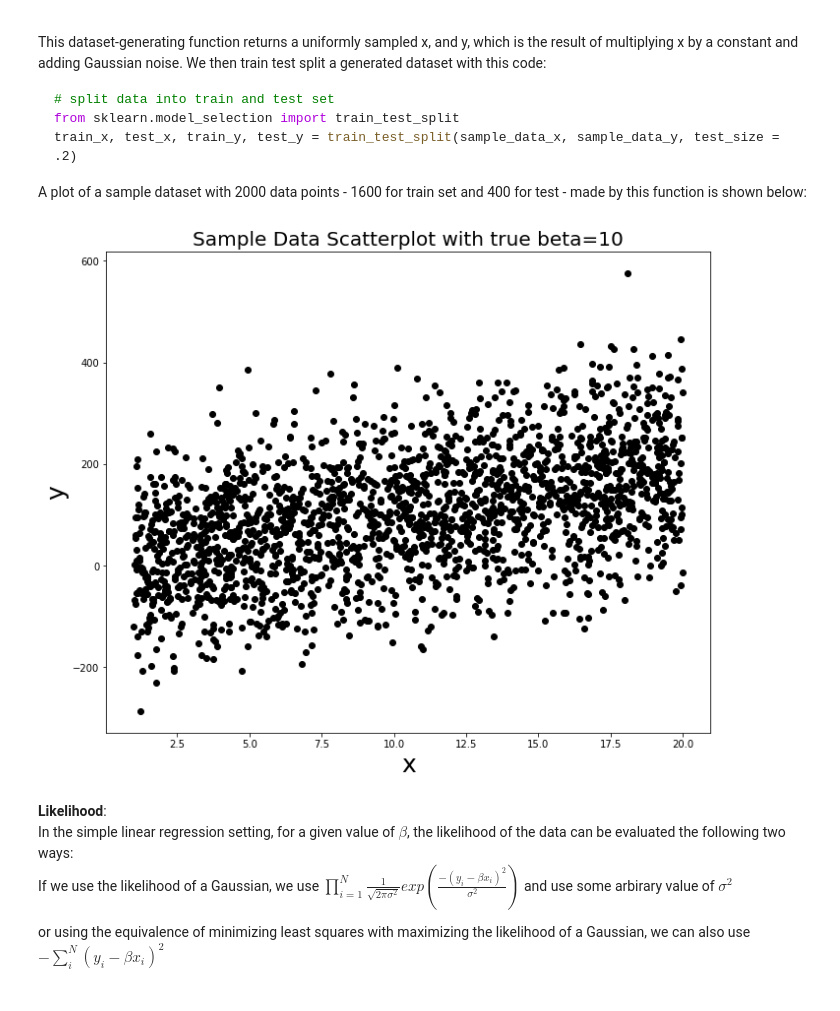
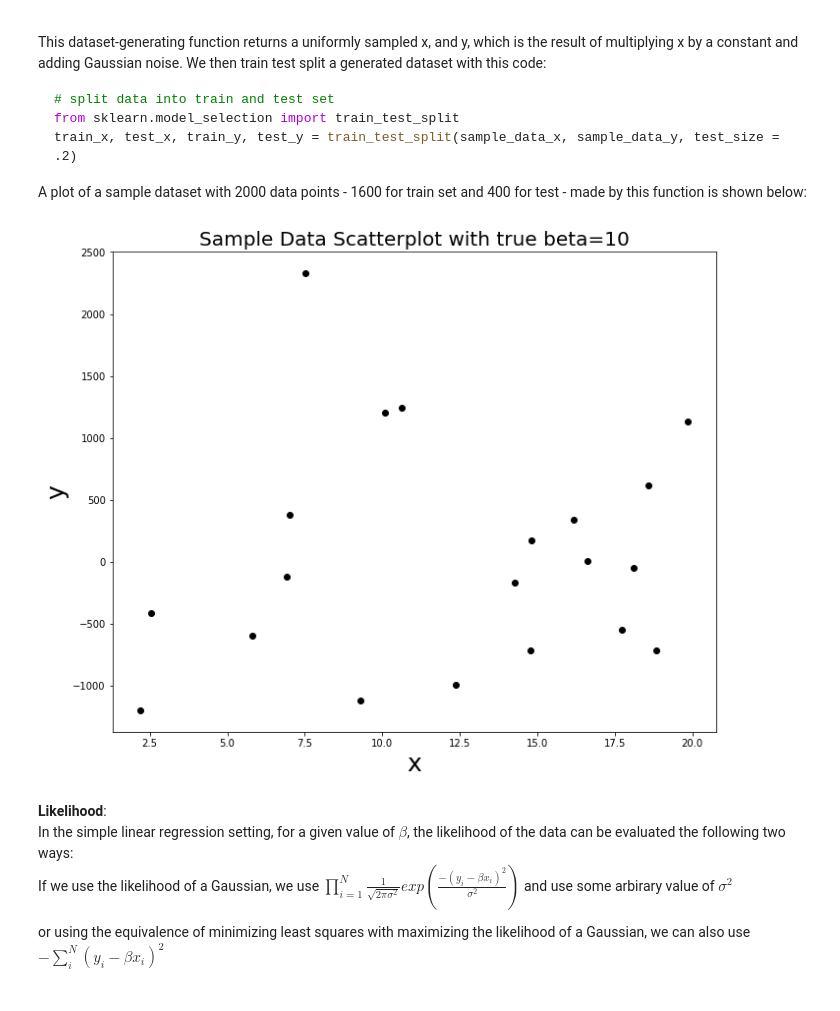
Before and after one commit to CornellDataScience/BayesianNeuralNets, a Jupyter notebook: ed_scripts/Bayesian Nets.ipynb, the cells around one changed output. Saved outputs shown, nothing was run; the diff lists cells and outputs as text; code cells hidden in the pictures.

```diff
--- a/ed_scripts/Bayesian Nets.ipynb
+++ b/ed_scripts/Bayesian Nets.ipynb
@@ -175,37 +175,39 @@ train_x, test_x, train_y, test_y = train_test_split(sample_data_x, sample_data_y
 A plot of a sample dataset with 2000 data points - 1600 for train set and 400 for test -  made by this function is shown below:
 # %%
 %matplotlib inline
+import warnings
+warnings.filterwarnings("ignore")
 import numpy as np
 import matplotlib.pyplot as plt
 from scipy.stats import norm
 def toy_dataset(dataset_size, true_beta, noise_stdev):
     # an array of randomly sampled integers
     x = np.random.uniform(low=1, high = 20, size=dataset_size)
 
     # target variable y
     y = x * true_beta
 
     # noise is a random normal with zero mean and stdev
     noise = np.random.normal(scale = noise_stdev,size = dataset_size)
     y += noise
 
     return x,y,true_beta, dataset_size
 
-sample_data_x, sample_data_y, true_beta,dataset_size = toy_dataset(2000,10,100)
+sample_data_x, sample_data_y, true_beta,dataset_size = toy_dataset(20,10,1000)
 
 # split data into train and test set
 from sklearn.model_selection import train_test_split
 train_x, test_x, train_y, test_y = train_test_split(sample_data_x, sample_data_y, test_size = .2)
 
 #plot the sample_data
 fig = plt.figure(figsize=(11,9))
 plt.scatter(sample_data_x,sample_data_y, c="black")
 plt.title("Sample Data Scatterplot with true beta="+str(true_beta),fontsize=20)
 plt.xlabel("x", fontsize=25)
 plt.ylabel("y",fontsize=25)
 plt.show()
 # %% [output]
-[figure, old version]
+[figure, new version]
 # %% [markdown]
 __Likelihood__:
 In the simple linear regression setting, for a given value of $\beta$, the likelihood of the data can be evaluated the following two ways:
```
Also changed, not shown: parts of 7 cells of this notebook.
